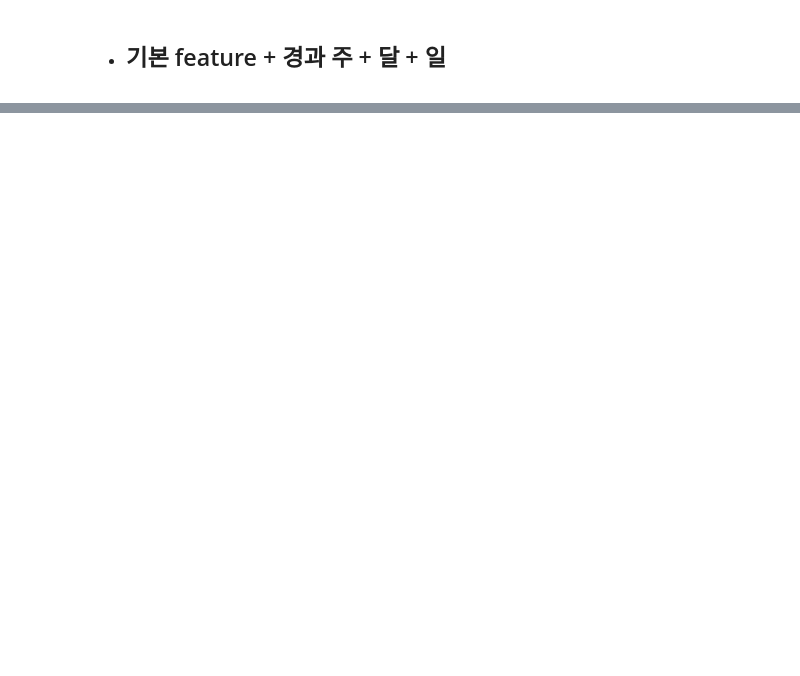
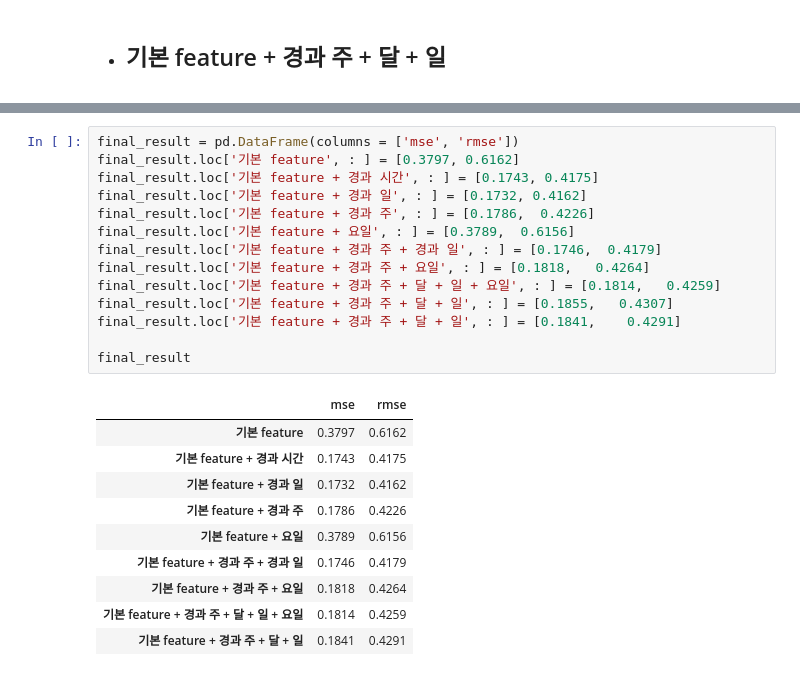
Before and after one commit to ilikeinow12/team2_wanted_onboarding, a Jupyter notebook: Project2_박근웅_모두컴퍼니(모델).ipynb, the cells around one changed output, grey strips where cells are left out. Cells and saved outputs as stored; diff of their text form; blank space fills up the shorter version.

```diff
--- a/Project2_박근웅_모두컴퍼니(모델).ipynb
+++ b/Project2_박근웅_모두컴퍼니(모델).ipynb
@@ -520,0 +529,25 @@ rmse : 0.2791406210350472
+# %%
+final_result = pd.DataFrame(columns = ['mse', 'rmse'])
+final_result.loc['기본 feature', : ] = [0.3797, 0.6162]
+final_result.loc['기본 feature + 경과 시간', : ] = [0.1743, 0.4175]
+final_result.loc['기본 feature + 경과 일', : ] = [0.1732, 0.4162]
+final_result.loc['기본 feature + 경과 주', : ] = [0.1786,  0.4226]
+final_result.loc['기본 feature + 요일', : ] = [0.3789,  0.6156]
+final_result.loc['기본 feature + 경과 주 + 경과 일', : ] = [0.1746,  0.4179]
+final_result.loc['기본 feature + 경과 주 + 요일', : ] = [0.1818,   0.4264]
+final_result.loc['기본 feature + 경과 주 + 달 + 일 + 요일', : ] = [0.1814,   0.4259]
+final_result.loc['기본 feature + 경과 주 + 달 + 일', : ] = [0.1855,   0.4307]
+final_result.loc['기본 feature + 경과 주 + 달 + 일', : ] = [0.1841,    0.4291]
+
+final_result
+# %% [output]
+|  | mse | rmse |
+| 기본 feature | 0.3797 | 0.6162 |
+| 기본 feature + 경과 시간 | 0.1743 | 0.4175 |
+| 기본 feature + 경과 일 | 0.1732 | 0.4162 |
+| 기본 feature + 경과 주 | 0.1786 | 0.4226 |
+| 기본 feature + 요일 | 0.3789 | 0.6156 |
+| 기본 feature + 경과 주 + 경과 일 | 0.1746 | 0.4179 |
+| 기본 feature + 경과 주 + 요일 | 0.1818 | 0.4264 |
+| 기본 feature + 경과 주 + 달 + 일 + 요일 | 0.1814 | 0.4259 |
+| 기본 feature + 경과 주 + 달 + 일 | 0.1841 | 0.4291 |
```
Also changed, not shown: parts of 28 cells of this notebook.
